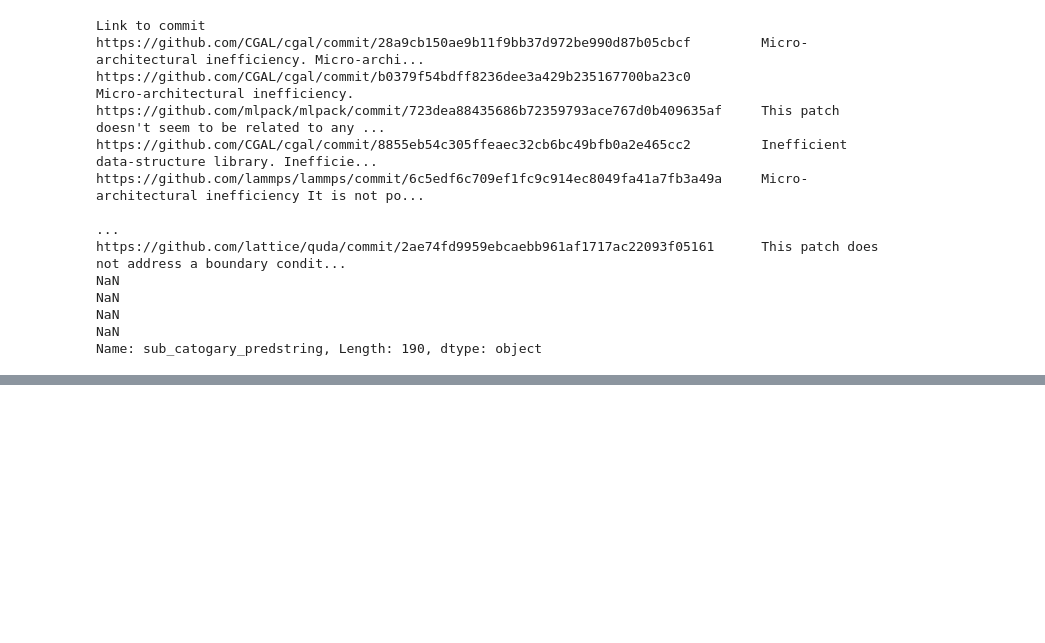
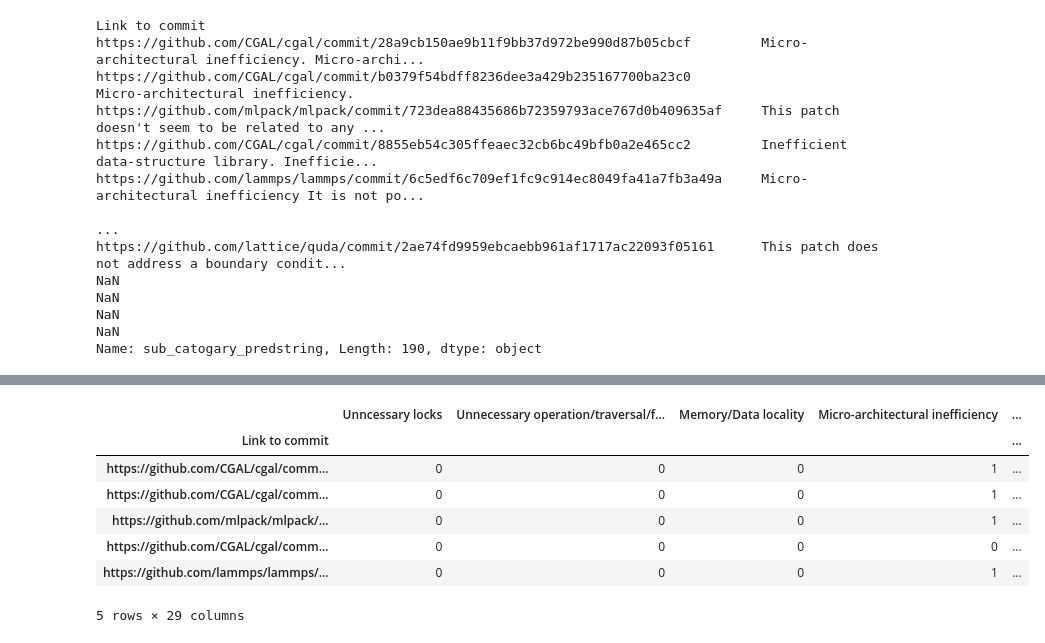
Before and after one commit to Cem-Kaya/Promt_Engineering_for_Performance_Engineering_with_AI, a Jupyter notebook: final.ipynb, the cells around one changed output, grey strips where cells are left out. Cells and saved outputs as stored; diff of their text form; code cells hidden in the pictures; blank space fills up the shorter version.

```diff
--- a/final.ipynb
+++ b/final.ipynb
@@ -463,0 +527,16 @@ dict_keys(['I/O inefficiency', 'Inefficiency due to new compiler version', 'Inef
+# %%
+pred_sub_cat_df = pd.DataFrame(index=rq1_look_copy.index)
+
+for sub_cat in Sub_cats:
+    pred_sub_cat_df[sub_cat] = rq1_look_copy['sub_catogary_predstring'].apply(lambda x: int(sub_cat in x))
+
+pred_sub_cat_df.head()
+# %% [output]
+|  | Unncessary locks | Unnecessary operation/traversal/f... | Memory/Data locality | Micro-architectural inefficiency | ... |
+| Link to commit |  |  |  |  | ... |
+| https://github.com/CGAL/cgal/comm... | 0 | 0 | 0 | 1 | ... |
+| https://github.com/CGAL/cgal/comm... | 0 | 0 | 0 | 1 | ... |
+| https://github.com/mlpack/mlpack/... | 0 | 0 | 0 | 1 | ... |
+| https://github.com/CGAL/cgal/comm... | 0 | 0 | 0 | 0 | ... |
+| https://github.com/lammps/lammps/... | 0 | 0 | 0 | 1 | ... |
+5 rows × 29 columns
```
Also changed, not shown: parts of 11 cells of this notebook.
